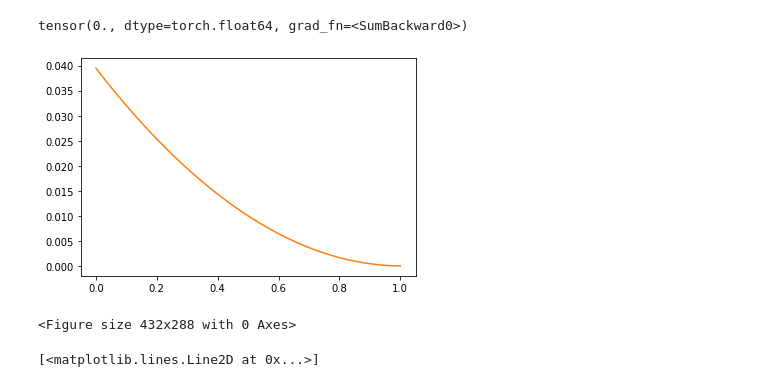
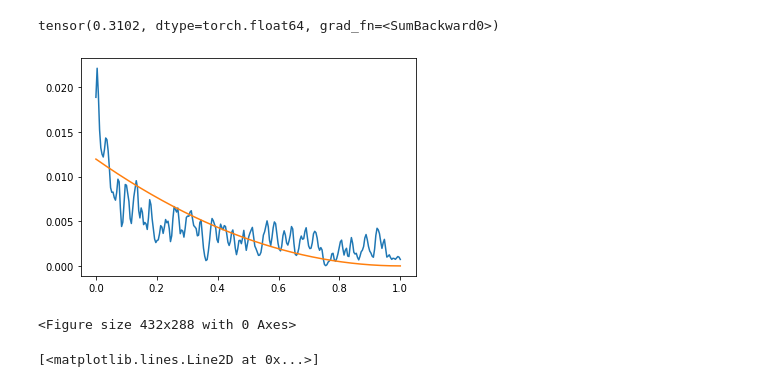
Before and after one commit to String137/PQC, a Jupyter notebook: RawQuantumStateVector.ipynb, the cells around one changed output. Drawn from its saved outputs; the diff is of its cells as text; code cells hidden in the pictures.

```diff
--- a/RawQuantumStateVector.ipynb
+++ b/RawQuantumStateVector.ipynb
@@ -12,7 +12,7 @@ ParameterInitializer(params)
 params.requires_grad_(True)
 learning_rate = 0.002
 losses = []
-for i in range(1000):
+for i in range(50):
     loss = Loss(params,verbose=0,bins=250)
     loss.backward()
     losses.append(loss.item())
@@ -48,8 +45,8 @@ epoch  10 0.22584646551137572
 # %%
-Loss(params,verbose=1)
+Loss(params,verbose=1,bins=250)
 # %% [output]
-tensor(0., dtype=torch.float64, grad_fn=<SumBackward0>)
+tensor(0.3102, dtype=torch.float64, grad_fn=<SumBackward0>)
-[figure, old version]
+[figure, new version]
 <Figure size 432x288 with 0 Axes>
 # %%
 plt.plot(losses)
```
Also changed, not shown: parts of 1 cell of this notebook, 2 other files.
